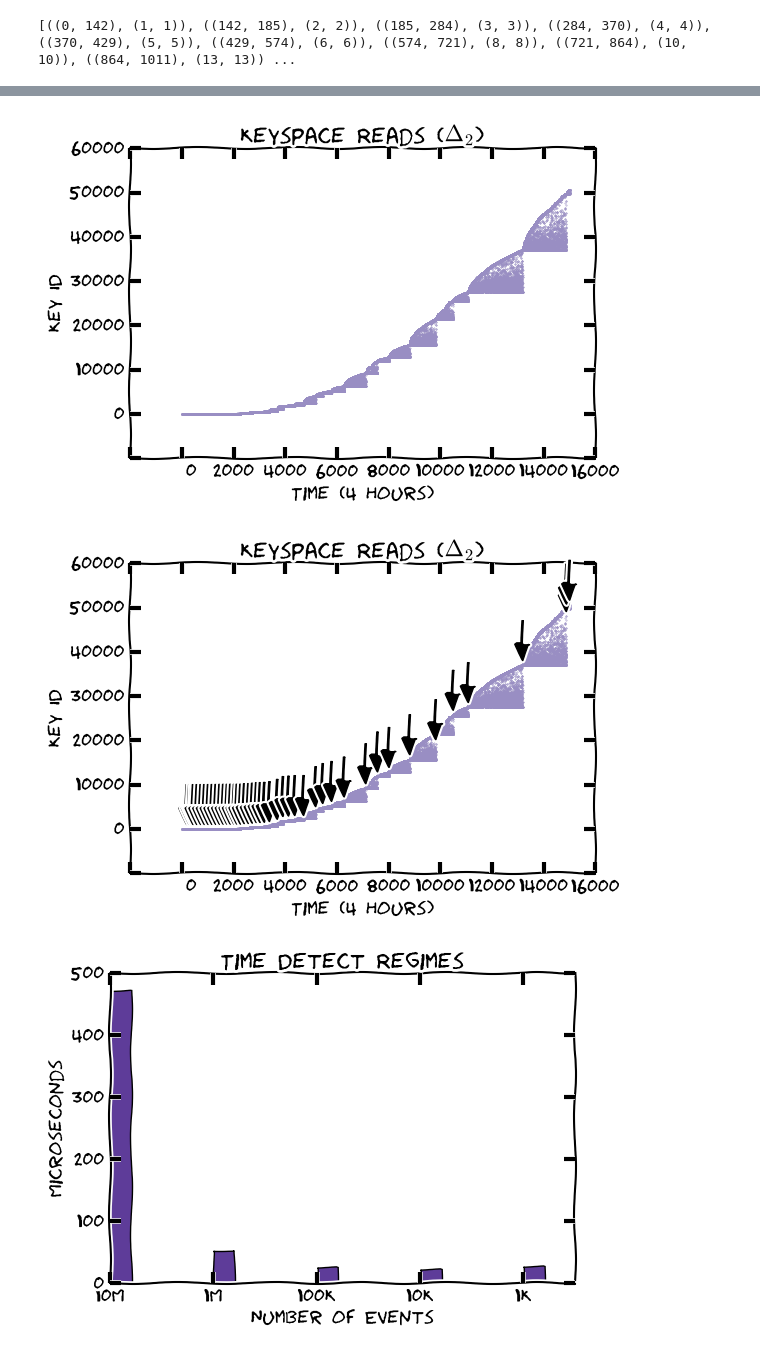
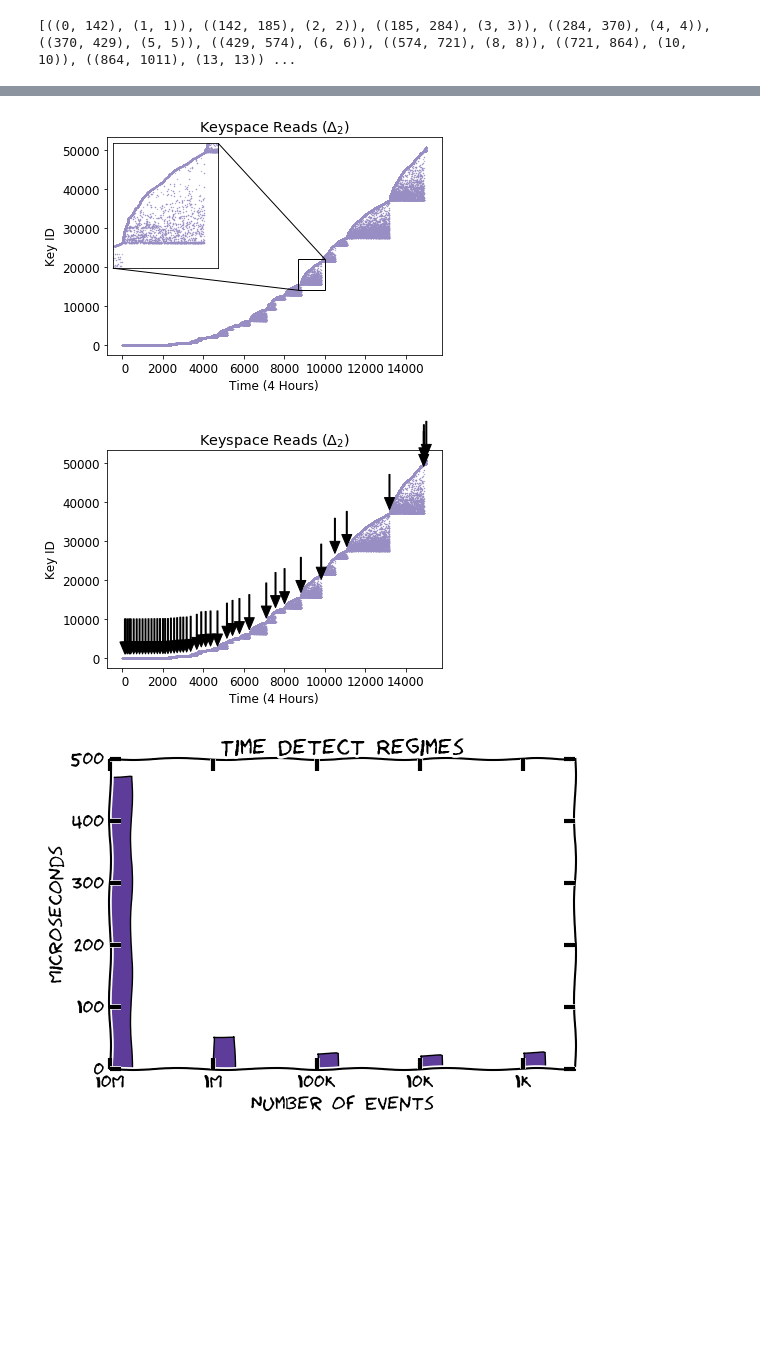
Before and after one commit to michaelsevilla/parsplice-ml-popper, a Jupyter notebook: experiments/keyspace-locality/viz/viz-regimes.ipynb, the cells around one changed output, grey strips where cells are left out. Drawn from its saved outputs; the diff is of its cells as text; code cells hidden in the pictures; blank space fills up the shorter version.

```diff
--- a/experiments/keyspace-locality/viz/viz-regimes.ipynb
+++ b/experiments/keyspace-locality/viz/viz-regimes.ipynb
@@ -153,7 +153,6 @@ find_regimes(df, window=0)#, ymax=20000)
 # %%
 from mpl_toolkits.axes_grid1.inset_locator import zoomed_inset_axes
 from mpl_toolkits.axes_grid1.inset_locator import mark_inset
-plt.xkcd()
 
 def find_regimes(ax, df, window=5, ymax=50000, draw_regimes=True):
     x = df['shift'].astype(int)          # parse input into matrix of [time, id] access pairs
@@ -221,12 +220,12 @@ fig, ax = plt.subplots(1, 1)
 %time find_regimes(ax, df, draw_regimes=False)
 fig.savefig("keyspace.png", bbox_inches='tight', dpi=400)
 
-#axins = zoomed_inset_axes(ax,4,loc=2)
-#find_regimes(axins, df, draw_regimes=False)
-#axins.set_xlim(8700, 10000)
-#axins.set_ylim(14000, 22000)
-#mark_inset(ax, axins, loc1=3, loc2=1)#, color="white", ec="0")
-#axins.set_xlabel(""); axins.set_xticks([]); axins.set_ylabel(""); axins.set_yticks([]); axins.set_title("")
+axins = zoomed_inset_axes(ax,4,loc=2)
+find_regimes(axins, df, draw_regimes=False)
+axins.set_xlim(8700, 10000)
+axins.set_ylim(14000, 22000)
+mark_inset(ax, axins, loc1=3, loc2=1)#, color="white", ec="0")
+axins.set_xlabel(""); axins.set_xticks([]); axins.set_ylabel(""); axins.set_yticks([]); axins.set_title("")
 
 ##axins.patch.set_alpha(0.7)
 #ax.patch.set_alpha(0.7)
@@ -239,7 +238,7 @@ fig.savefig("keyspace.png", bbox_inches='tight', dpi=400)
 ##axins.set_ylim(500, 1300)
 #mark_inset(ax, axins, loc1=3, loc2=2, color="green", ec="0")
 #axins.set_xlabel(""); axins.set_xticks([]); axins.set_ylabel(""); axins.set_yticks([]); axins.set_title("")
-#fig.savefig("keyspace-zoomed.png", bbox_inches='tight', dpi=400)
+fig.savefig("keyspace-zoomed.png", bbox_inches='tight', dpi=400)
 
 fig, ax = plt.subplots(1, 1)
 %time find_regimes(ax, df)
@@ -247,5 +246,5 @@ fig.savefig("keyspace-regimes.png", bbox_inches='tight', dpi=400)
 
 #df = clean_df(dfs, ("4 Node, 100K", "DBMemoryGet", "4"))
 #%time find_regimes(ax[1], df, ymax=160000, window=60)
-#fig.savefig("../../../paper/figures/keyspace-analysis_locality.png", bbox_inches='tight', dpi=400)
+fig.savefig("../../../paper/figures/keyspace-analysis_locality.png", bbox_inches='tight', dpi=400)
 # %% [output]
@@ -256,5 +255,5 @@ Wall time: 399 ms
-[figure, old version]
+[figure, new version]
-[figure, old version]
+[figure, new version]
 # %%
 fig, ax = plt.subplots(1, 1)
 fxn = [473, 54, 27, 24, 28]
```
Also changed, not shown: parts of 2 cells of this notebook, 12 other files.
